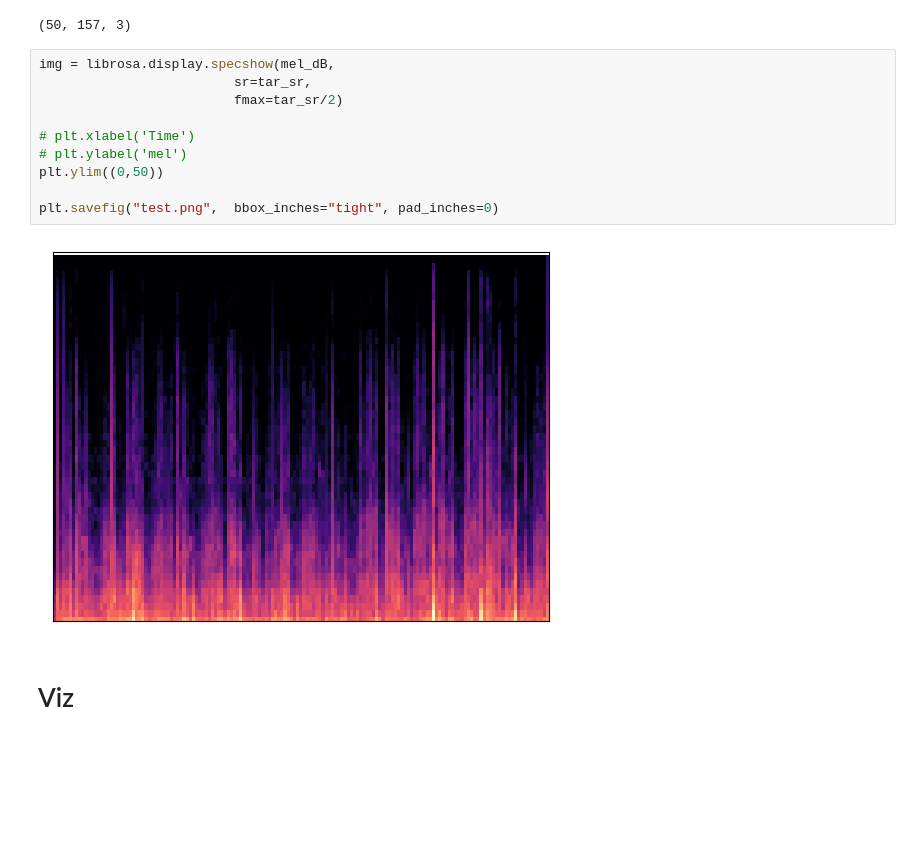
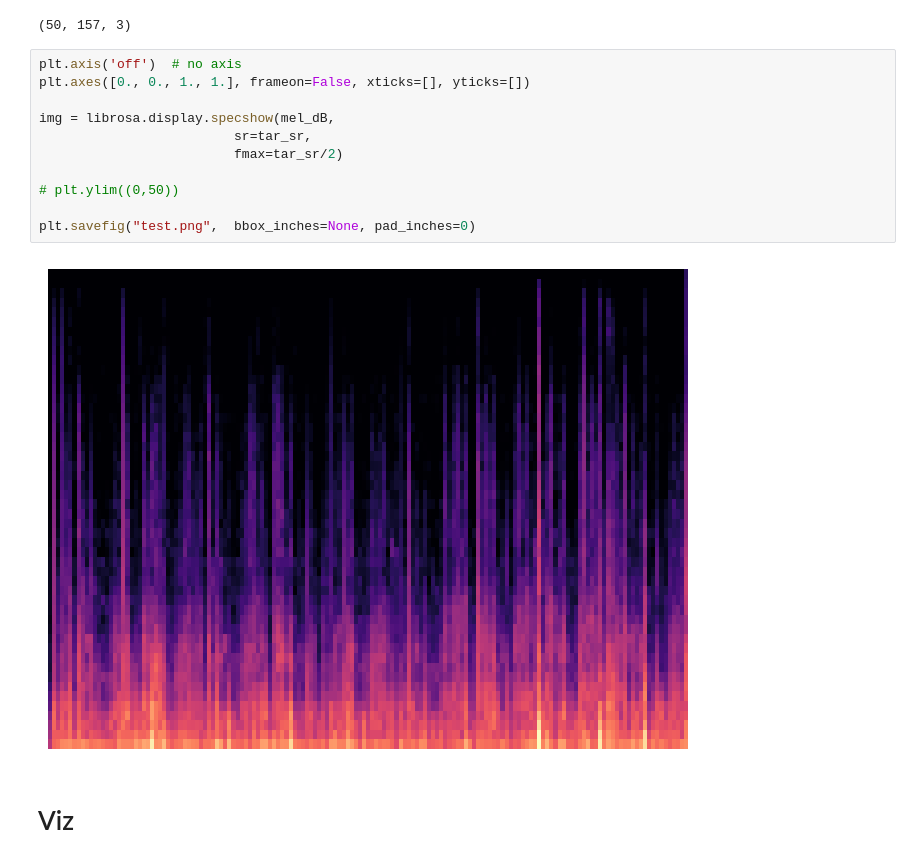
Before and after one commit to loukra/Respiratory_Disease_Classification, a Jupyter notebook: JNotebooks/Preprocessing/logMel_norm.ipynb, the cells around one changed output. Drawn from its saved outputs; the diff is of its cells as text; blank space fills up the shorter version.

```diff
--- a/JNotebooks/Preprocessing/logMel_norm.ipynb
+++ b/JNotebooks/Preprocessing/logMel_norm.ipynb
@@ -42,17 +42,18 @@ mel_dB_rgb.shape
 [figure]
 (50, 157, 3)
 # %%
+plt.axis('off')  # no axis
+plt.axes([0., 0., 1., 1.], frameon=False, xticks=[], yticks=[])
+
 img = librosa.display.specshow(mel_dB,
                          sr=tar_sr,
                          fmax=tar_sr/2)
 
-# plt.xlabel('Time')
-# plt.ylabel('mel')
-plt.ylim((0,50))
+# plt.ylim((0,50))
 
-plt.savefig("test.png",  bbox_inches="tight", pad_inches=0)
+plt.savefig("test.png",  bbox_inches=None, pad_inches=0)
 # %% [output]
-[figure, old version]
+[figure, new version]
 # %% [markdown]
 # Viz
 # %%
```
